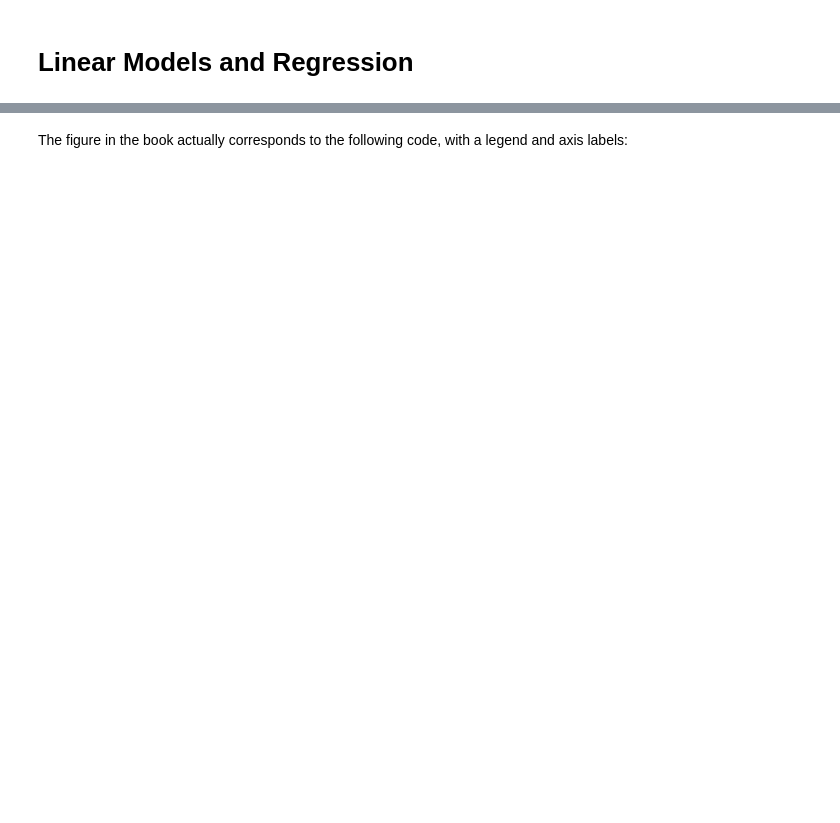
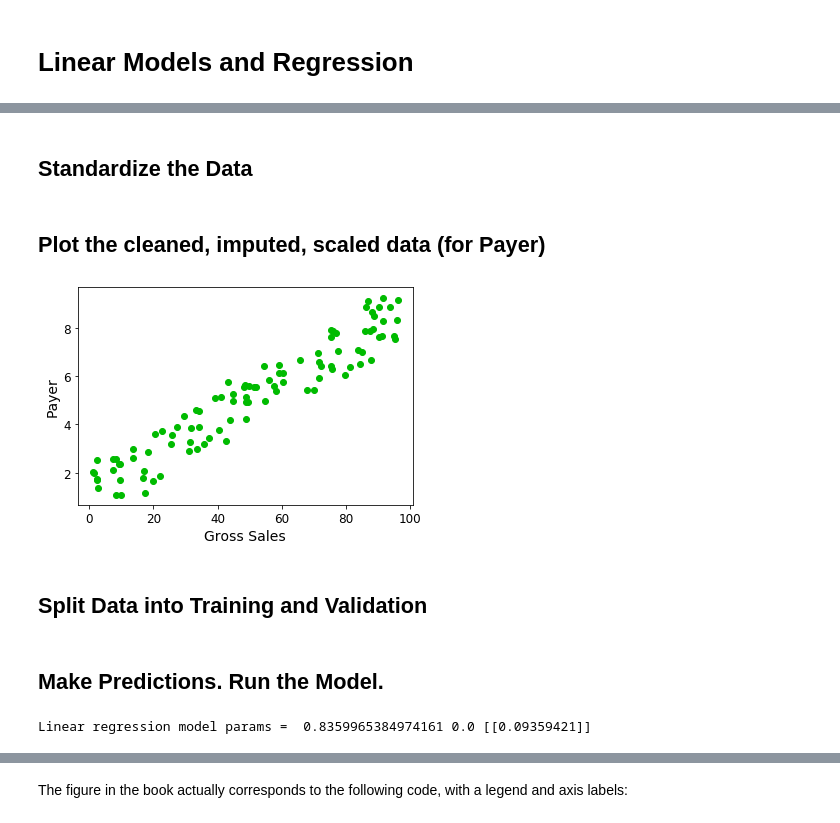
Before and after one commit to modelnpb/aiml-course, a Jupyter notebook: 2_Linear_Models_and_Regression.ipynb, the cells around one changed output, grey strips where cells are left out. Saved outputs shown, nothing was run; the diff lists cells and outputs as text; code cells hidden in the pictures; blank space fills up the shorter version.

```diff
--- a/2_Linear_Models_and_Regression.ipynb
+++ b/2_Linear_Models_and_Regression.ipynb
@@ -44,0 +181,3 @@ warnings.filterwarnings(action="ignore", message="^internal gelsd")
+# %%
+all_data = all_data.drop_duplicates()
+all_data.describe()
@@ -44,0 +194,43 @@ warnings.filterwarnings(action="ignore", message="^internal gelsd")
+# %%
+from sklearn.impute import KNNImputer
+
+# Using K-Nearest Neighbor. It will find the nearest 5 neighbors and average out the data
+
+knn_imputer = KNNImputer(missing_values=np.nan, n_neighbors=5, copy=True, metric='nan_euclidean', add_indicator=False)
+proc_data = knn_imputer.fit_transform(all_data[["Gross Sales", "Payer"]])
+
+#proc_data
+# %% [markdown]
+## Standardize the Data
+# %%
+from sklearn.preprocessing import MinMaxScaler
+
+# Scale the data down (or up) to prevent gradient explosions or vanishing gradients
+# Scaling also makes data more easy to visualize
+
+sales_full = proc_data[:, [0]]
+rebate_full  =  proc_data[:, [1]]
+
+# We will use the following data to predict
+sales_pred = np.array([123444,190188,134807,183435,121026,176417,180400,154387,129319,197665]).reshape(-1,1)
+
+sales_scaler = MinMaxScaler(feature_range=(0,100))
+rebate_scaler = MinMaxScaler(feature_range=(0,10))
+
+sales_full = sales_scaler.fit_transform(sales_full)
+rebate_full = rebate_scaler.fit_transform(rebate_full)
+sales_pred = sales_scaler.transform(sales_pred)
+# %% [markdown]
+## Plot the cleaned, imputed, scaled data (for Payer)
+# %%
+# Plotting the cleaned, imputed, scaled data
+
+fig, axs = plt.subplots()
+axs.set_xlabel("Gross Sales")
+axs.set_ylabel("Payer")
+plt.scatter(sales_full[:100],rebate_full[:100], color="#00bb00")
+plt.show()
+# %% [output]
+[figure, added]
+# %% [markdown]
+## Split Data into Training and Validation
@@ -44,0 +248,22 @@ warnings.filterwarnings(action="ignore", message="^internal gelsd")
+# %% [markdown]
+## Make Predictions. Run the Model.
+# %%
+from sklearn.linear_model import LinearRegression
+from sklearn.model_selection import cross_val_score
+
+# Use linear_model for more advanced regression techniques to solve for Overfitting
+#from sklearn import linear_model
+# make predictions with LinearRegression(). You may also use linear_model.Lasso(), Ridge(), ElasticNet() etc. depending on data
+
+
+reg =  LinearRegression(fit_intercept=False)
+reg.fit(sales_train, rebate_train)
+predictions = reg.predict(sales_pred)
+
+print("Linear regression model params = ", reg.score(sales_test, rebate_test), reg.intercept_, reg.coef_)
+
+# Cross validation if needed
+#scores = cross_val_score(reg, sales_full, rebate_full, cv=5)
+#print(scores)
+# %% [output]
+Linear regression model params =  0.8359965384974161 0.0 [[0.09359421]]
```
Also changed, not shown: parts of 40 cells of this notebook, 2 other files.
